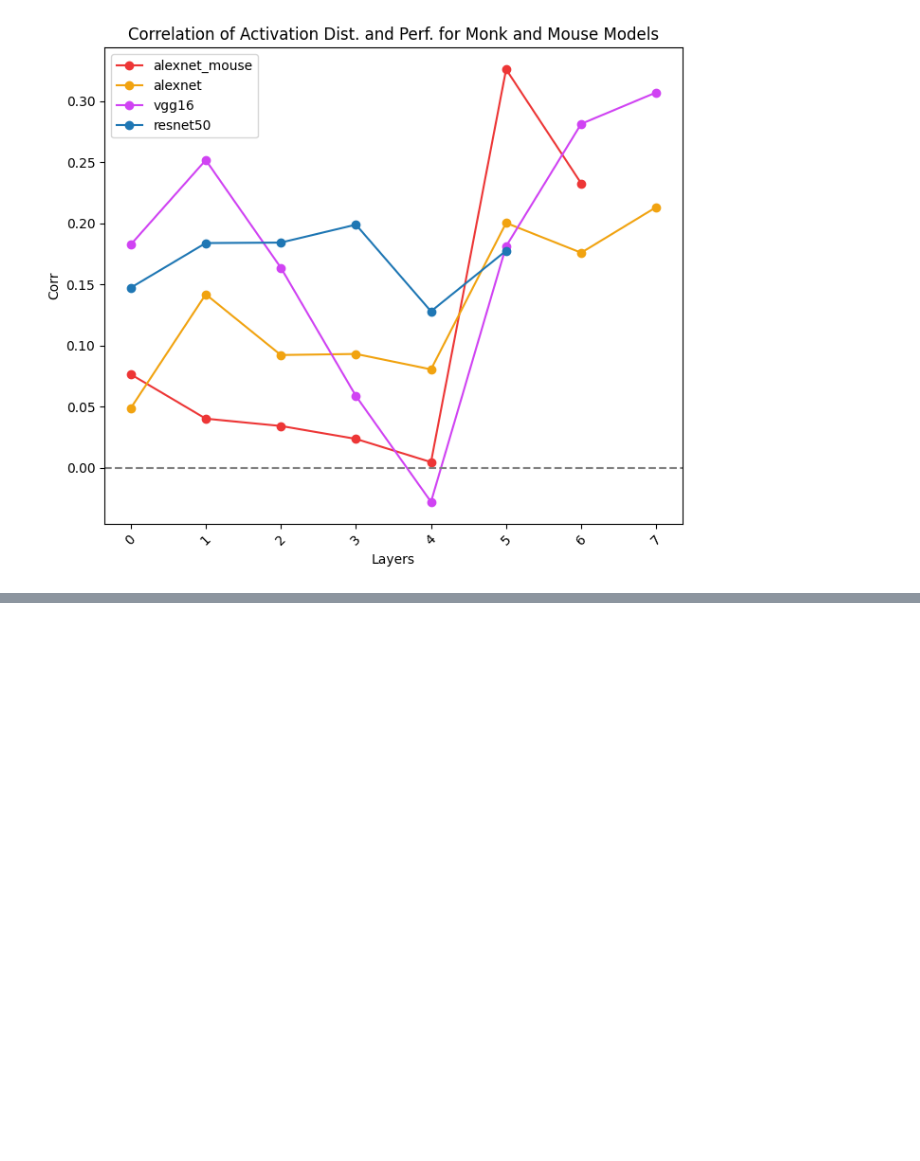
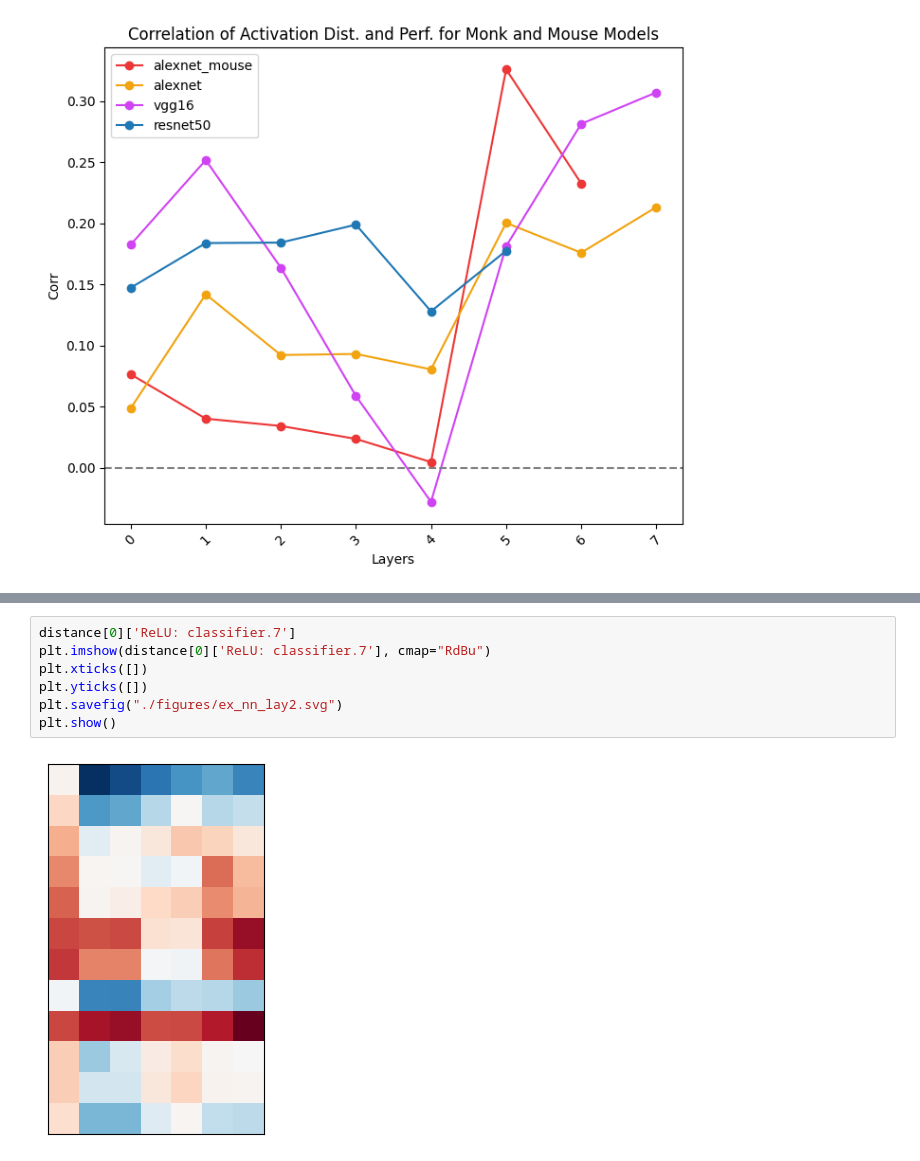
Before and after one commit to emeyer121/TreeShrewObjectRecognition, a Jupyter notebook: 5_behaviorModeling/plotAlexNetBehaviorLayers.ipynb, the cells around one changed output, grey strips where cells are left out. Cells and saved outputs as stored; diff of their text form; blank space fills up the shorter version.

```diff
--- a/5_behaviorModeling/plotAlexNetBehaviorLayers.ipynb
+++ b/5_behaviorModeling/plotAlexNetBehaviorLayers.ipynb
@@ -262,0 +280,9 @@ plt.show()
+# %%
+distance[0]['ReLU: classifier.7']
+plt.imshow(distance[0]['ReLU: classifier.7'], cmap="RdBu")
+plt.xticks([])
+plt.yticks([])
+plt.savefig("./figures/ex_nn_lay2.svg")
+plt.show()
+# %% [output]
+[figure, added]
```
Also changed, not shown: parts of 3 cells of this notebook, 2 other files.
